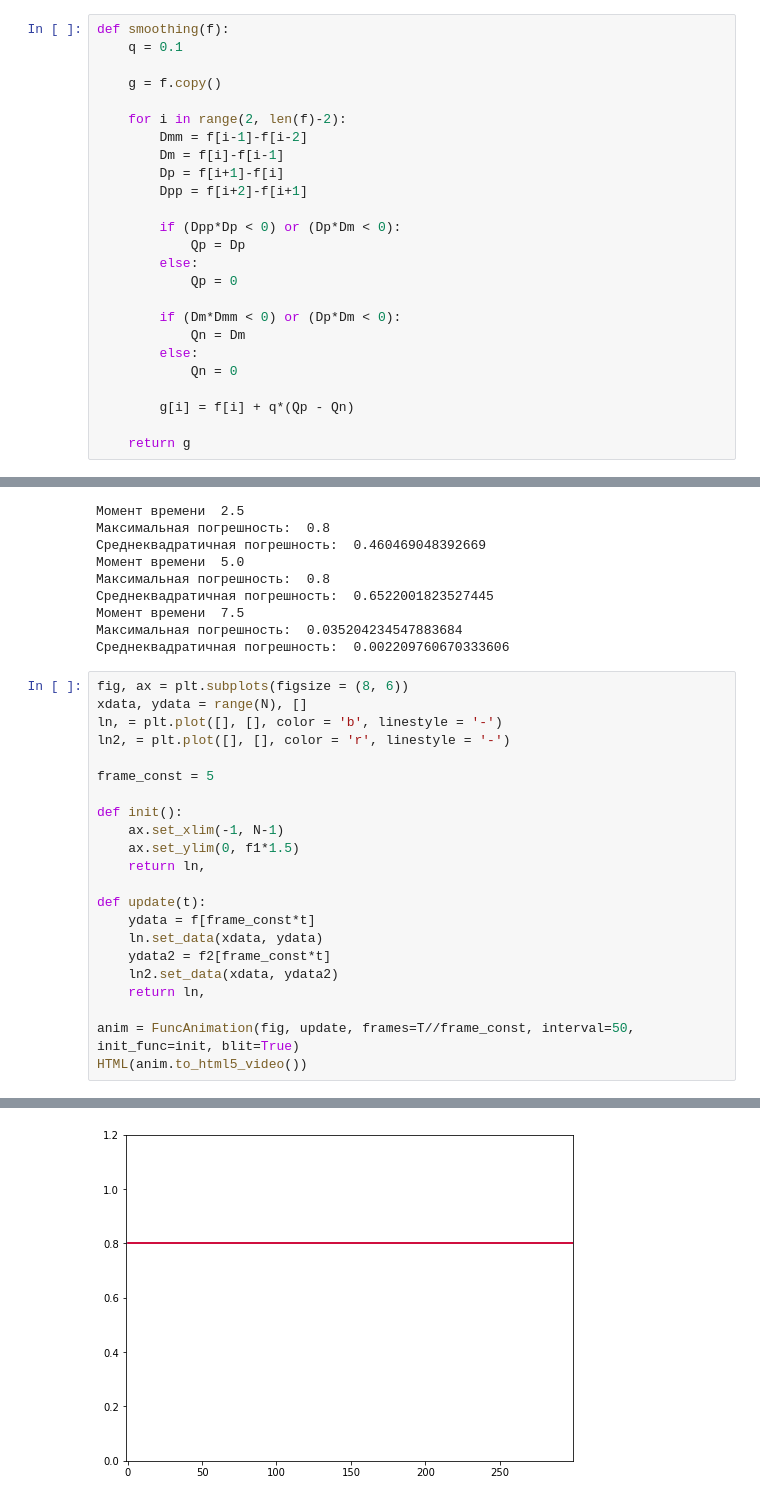
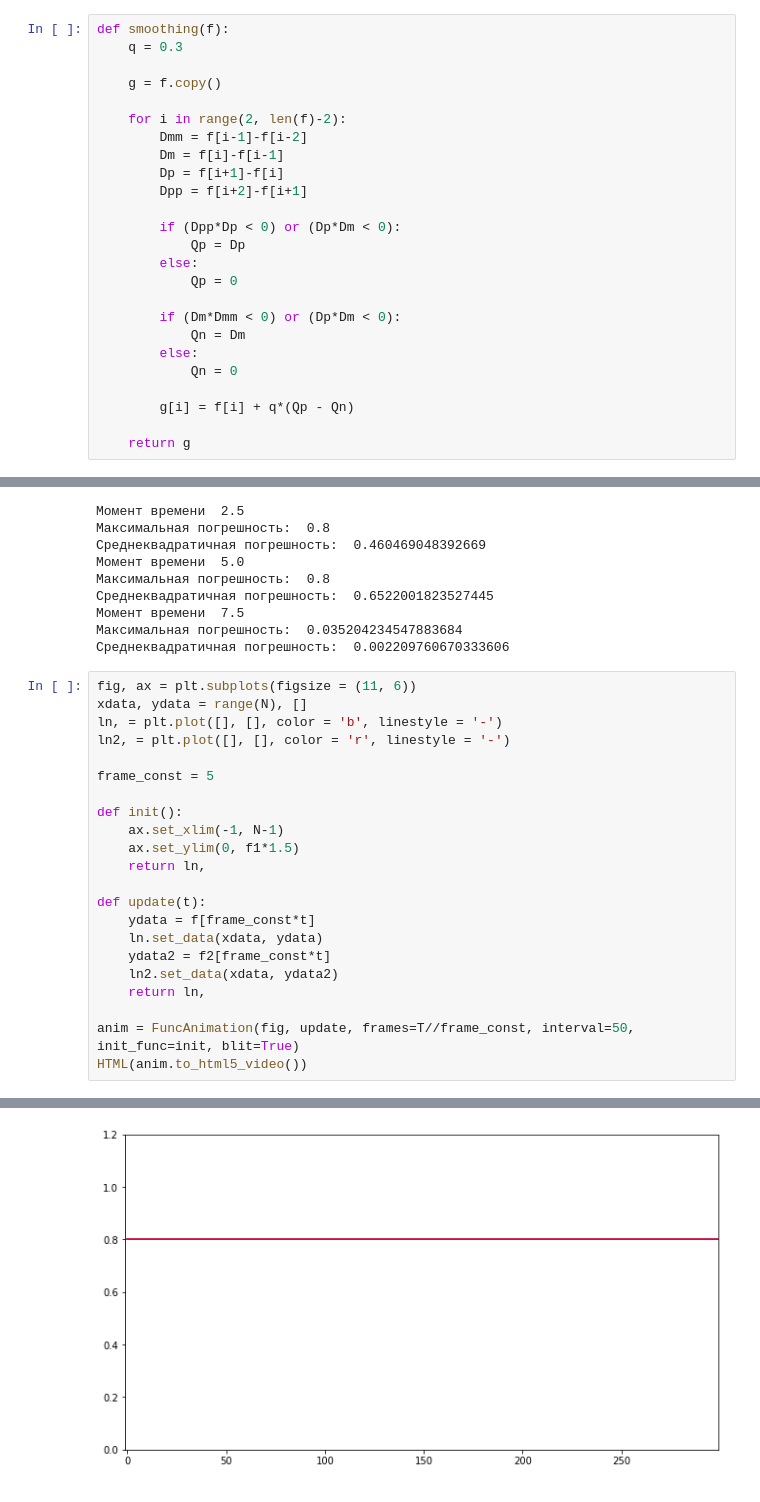
Before and after one commit to dimared/vmetf, a Jupyter notebook: Dmitrij.ipynb, the cells around one changed output, grey strips where cells are left out. Cells and saved outputs as stored; diff of their text form.

```diff
--- a/Dmitrij.ipynb
+++ b/Dmitrij.ipynb
@@ -23,7 +23,7 @@ def errors(u, v):
     print("Среднеквадратичная погрешность: ", e_rms)
 # %%
 def smoothing(f):
-    q = 0.1
+    q = 0.3
 
     g = f.copy()
 
@@ -409,27 +476,27 @@ for n in range(-1, T-1):
 Максимальная погрешность:  0.035204234547883684
 Среднеквадратичная погрешность:  0.002209760670333606
 # %%
-fig, ax = plt.subplots(figsize = (8, 6))
+fig, ax = plt.subplots(figsize = (11, 6))
 xdata, ydata = range(N), []
 ln, = plt.plot([], [], color = 'b', linestyle = '-')
 ln2, = plt.plot([], [], color = 'r', linestyle = '-')
 
 frame_const = 5
 
 def init():
     ax.set_xlim(-1, N-1)
     ax.set_ylim(0, f1*1.5)
     return ln,
 
 def update(t):
     ydata = f[frame_const*t]
     ln.set_data(xdata, ydata)
     ydata2 = f2[frame_const*t]
     ln2.set_data(xdata, ydata2)
     return ln,
 
 anim = FuncAnimation(fig, update, frames=T//frame_const, interval=50, init_func=init, blit=True)
 HTML(anim.to_html5_video())
 # %% [output]
 [interactive output not drawn]
-[figure, old version]
+[figure, new version]
```
Also changed, not shown: parts of 3 cells of this notebook.
